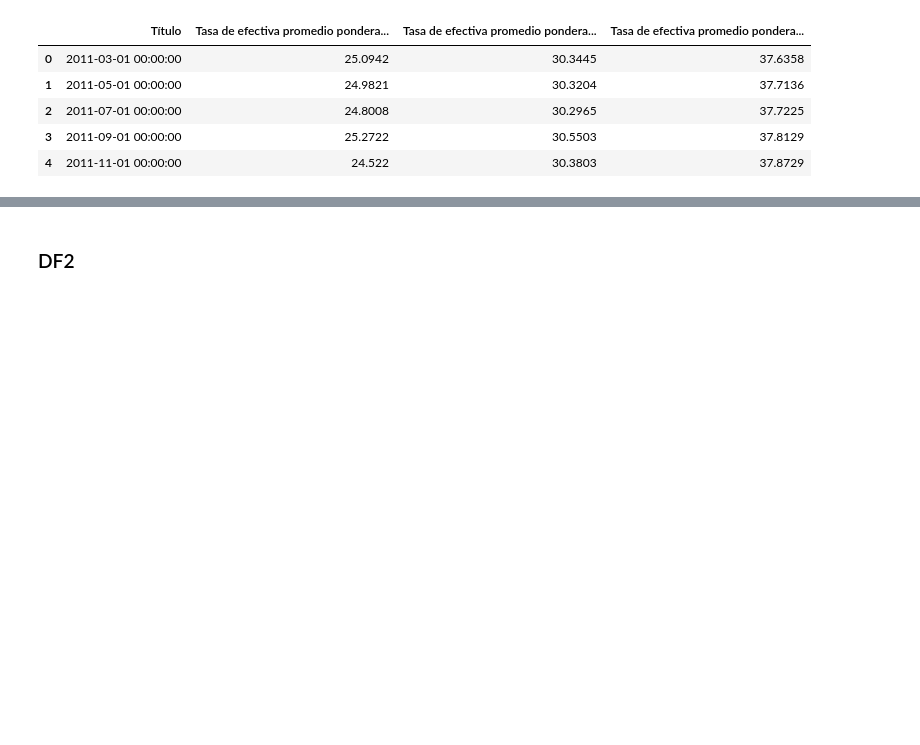
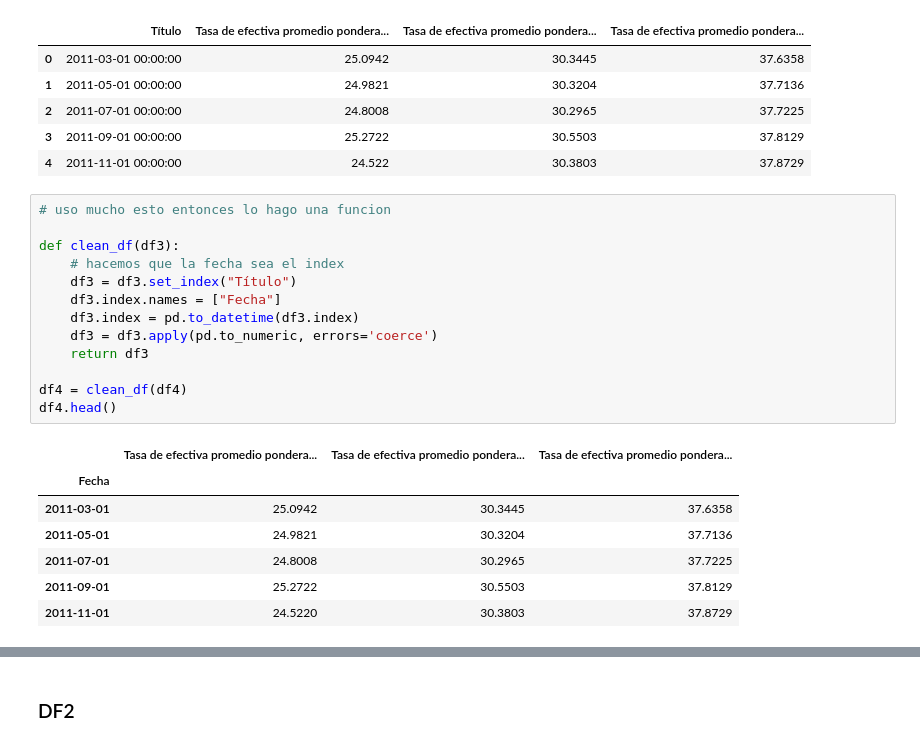
Before and after one commit to heritaco/Data-Mining, a Jupyter notebook: 03-Tasas-de-Interes-al-Consumo/02-explore-data.ipynb, the cells around one changed output, grey strips where cells are left out. Drawn from its saved outputs; the diff is of its cells as text; blank space fills up the shorter version.

```diff
--- a/03-Tasas-de-Interes-al-Consumo/02-explore-data.ipynb
+++ b/03-Tasas-de-Interes-al-Consumo/02-explore-data.ipynb
@@ -213,3 +224,24 @@ df4.head()
 | 2 | 2011-07-01 00:00:00 | 24.8008 | 30.2965 | 37.7225 |
 | 3 | 2011-09-01 00:00:00 | 25.2722 | 30.5503 | 37.8129 |
 | 4 | 2011-11-01 00:00:00 | 24.522 | 30.3803 | 37.8729 |
+# %%
+# uso mucho esto entonces lo hago una funcion
+
+def clean_df(df3):
+    # hacemos que la fecha sea el index
+    df3 = df3.set_index("Título")
+    df3.index.names = ["Fecha"]
+    df3.index = pd.to_datetime(df3.index)
+    df3 = df3.apply(pd.to_numeric, errors='coerce')
+    return df3
+
+df4 = clean_df(df4)
+df4.head()
+# %% [output]
+|  | Tasa de efectiva promedio pondera... | Tasa de efectiva promedio pondera... | Tasa de efectiva promedio pondera... |
+| Fecha |  |  |  |
+| 2011-03-01 | 25.0942 | 30.3445 | 37.6358 |
+| 2011-05-01 | 24.9821 | 30.3204 | 37.7136 |
+| 2011-07-01 | 24.8008 | 30.2965 | 37.7225 |
+| 2011-09-01 | 25.2722 | 30.5503 | 37.8129 |
+| 2011-11-01 | 24.5220 | 30.3803 | 37.8729 |
```
Also changed, not shown: parts of 6 cells of this notebook.
